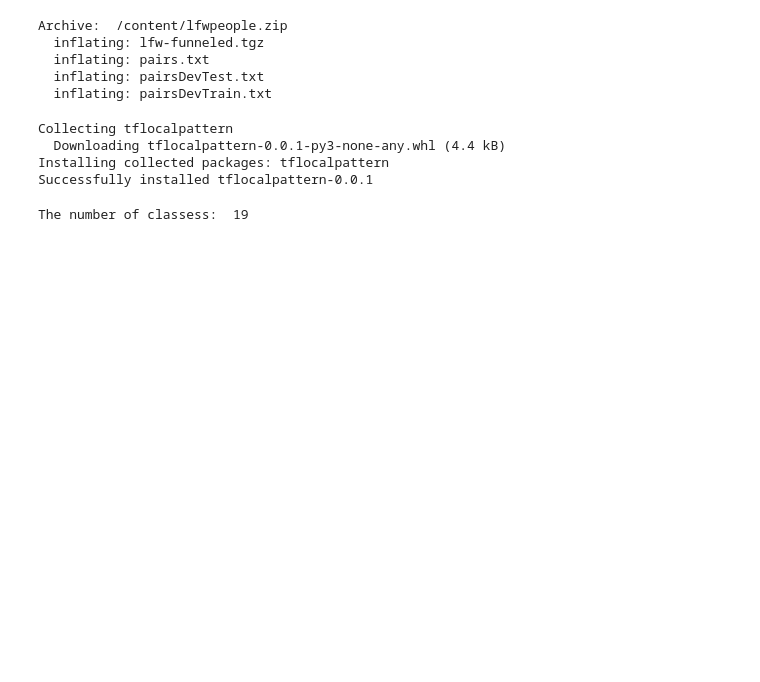
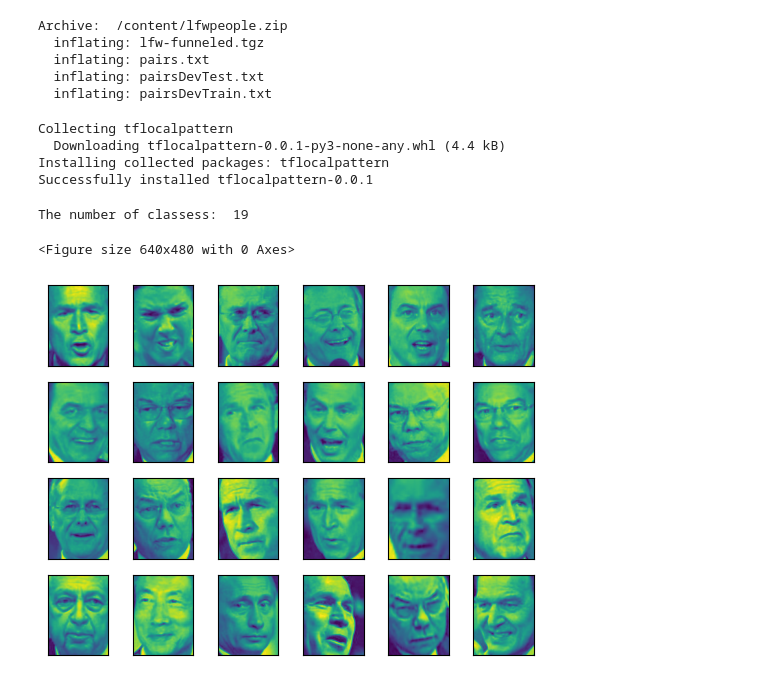
Before and after one commit to Soukainnaaa/Soukainnaaa, a Jupyter notebook: face_feature.ipynb, the cells around one changed output. Drawn from its saved outputs; the diff is of its cells as text; code cells hidden in the pictures; blank space fills up the shorter version.

```diff
--- a/face_feature.ipynb
+++ b/face_feature.ipynb
@@ -66,0 +77,19 @@ The number of classess:  19
+# %%
+# Split dataset into train and test datasets
+x_train, x_test, y_train, y_test = train_test_split(X,
+                                                    y,
+                                                    test_size=0.20,
+                                                    stratify=y,
+                                                    random_state=42)
+# display examples
+plt.figure(1)
+figs, axes = plt.subplots(4, 6)
+for i in range(4):
+    for j in range(6):
+        axes[i, j].imshow(x_train[i*6+j,:,:])
+        axes[i, j].set_xticks([])
+        axes[i, j].set_yticks([])
+plt.show()
+# %% [output]
+<Figure size 640x480 with 0 Axes>
+[figure, added]
```
Also changed, not shown: parts of 9 cells of this notebook.
